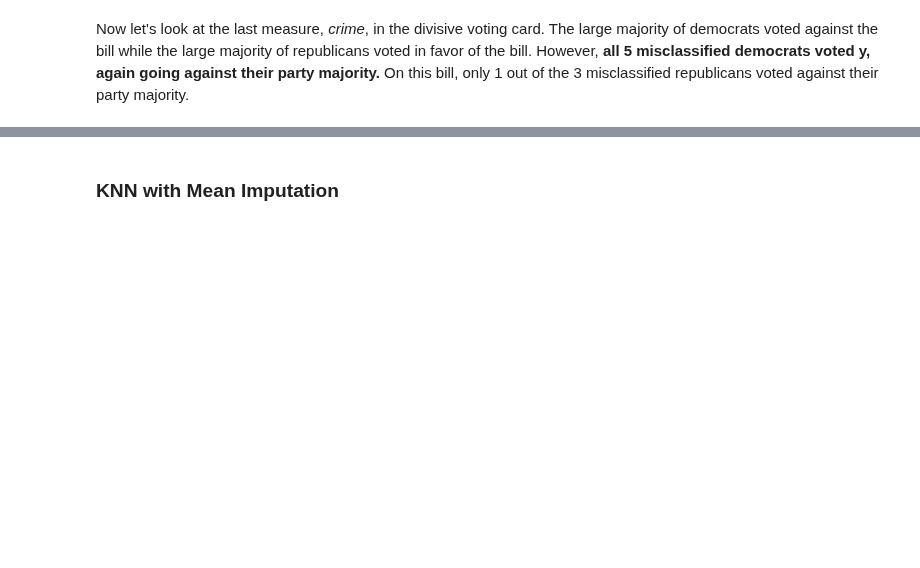
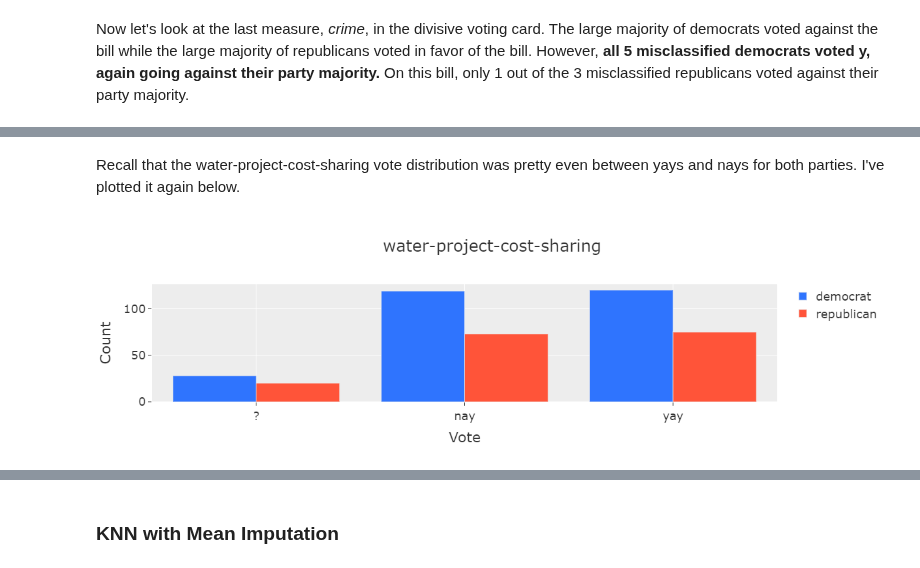
Before and after one commit to kenneth-liao/KNN, a Jupyter notebook: KNN.ipynb, the cells around one changed output, grey strips where cells are left out. Cells and saved outputs as stored; diff of their text form; code cells hidden in the pictures; blank space fills up the shorter version.

```diff
--- a/KNN.ipynb
+++ b/KNN.ipynb
@@ -492,0 +575,6 @@ Name: democrat, dtype: object
+# %% [markdown]
+Recall that the water-project-cost-sharing vote distribution was pretty even between yays and nays for both parties. I've plotted it again below.
+# %%
+plot_bar('water-project-cost-sharing')
+# %% [output]
+[figure, added]
```
Also changed, not shown: parts of 50 cells of this notebook.
